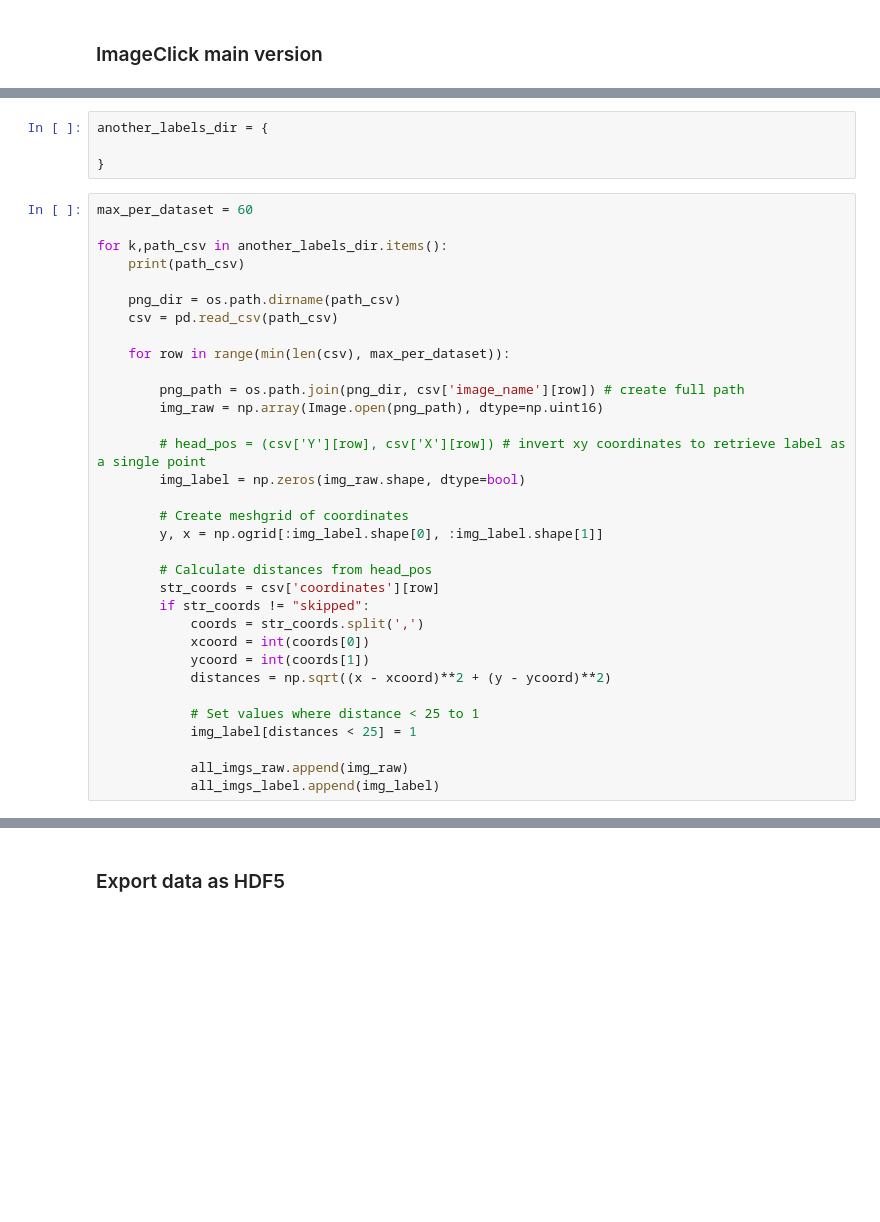
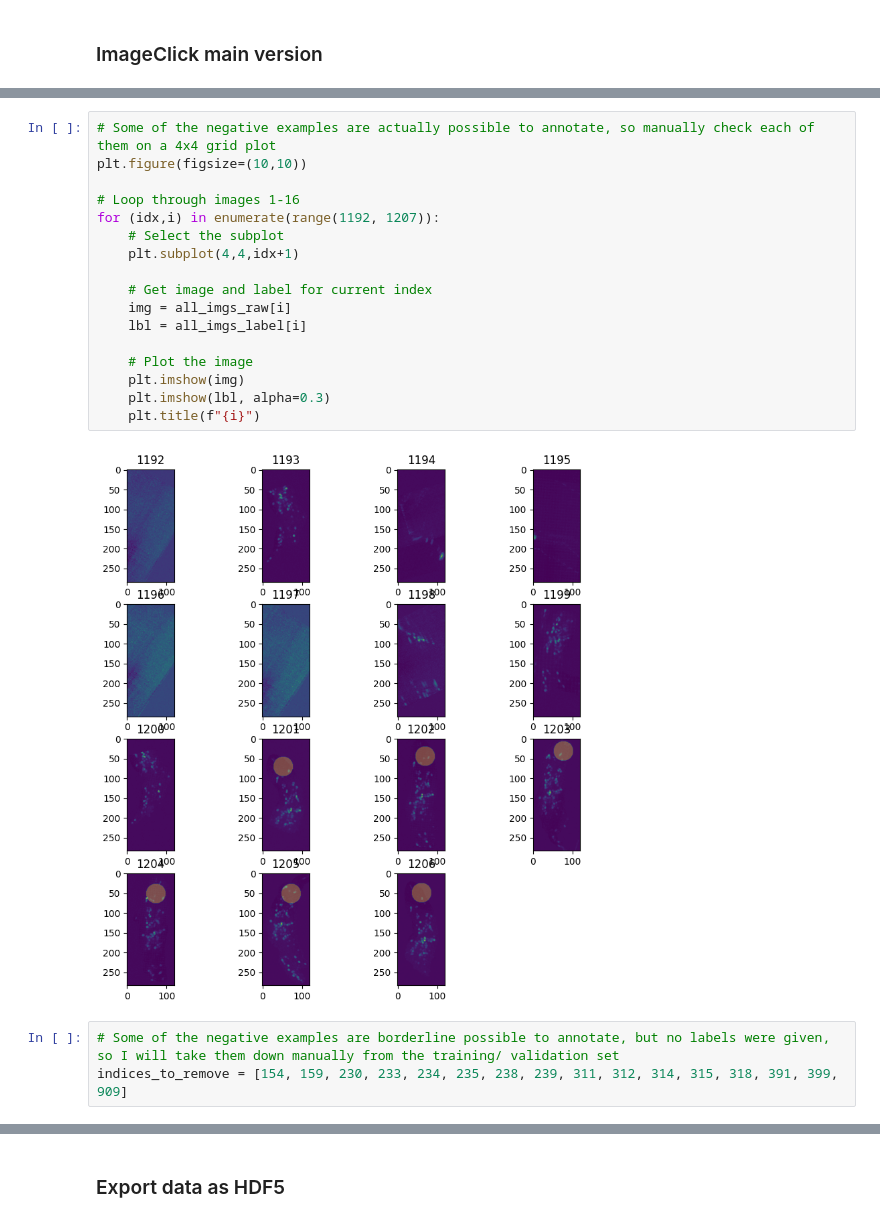
Before and after one commit to dikang13/head_detector_unet2d, a Jupyter notebook: notebooks/prepare_data/generate_postCropNet_data_from_imageClick.ipynb, the cells around one changed output, grey strips where cells are left out. Saved outputs shown, nothing was run; the diff lists cells and outputs as text; blank space fills up the shorter version.

```diff
--- a/notebooks/prepare_data/generate_postCropNet_data_from_imageClick.ipynb
+++ b/notebooks/prepare_data/generate_postCropNet_data_from_imageClick.ipynb
@@ -258,37 +235,22 @@ Text(0.5, 1.0, 'Overlay')
-# %%
-another_labels_dir = {
-
-}
-# %%
-max_per_dataset = 60
-
-for k,path_csv in another_labels_dir.items():
-    print(path_csv)
-
-    png_dir = os.path.dirname(path_csv)
-    csv = pd.read_csv(path_csv)
-
-    for row in range(min(len(csv), max_per_dataset)):
-
-        png_path = os.path.join(png_dir, csv['image_name'][row]) # create full path
-        img_raw = np.array(Image.open(png_path), dtype=np.uint16)
-
-        # head_pos = (csv['Y'][row], csv['X'][row]) # invert xy coordinates to retrieve label as a single point
-        img_label = np.zeros(img_raw.shape, dtype=bool)
-
-        # Create meshgrid of coordinates
-        y, x = np.ogrid[:img_label.shape[0], :img_label.shape[1]]
-
-        # Calculate distances from head_pos
-        str_coords = csv['coordinates'][row]
-        if str_coords != "skipped":
-            coords = str_coords.split(',')
-            xcoord = int(coords[0])
-            ycoord = int(coords[1])
-            distances = np.sqrt((x - xcoord)**2 + (y - ycoord)**2)
-
-            # Set values where distance < 25 to 1
-            img_label[distances < 25] = 1
-
-            all_imgs_raw.append(img_raw)
-            all_imgs_label.append(img_label)
+# %%
+# Some of the negative examples are actually possible to annotate, so manually check each of them on a 4x4 grid plot
+plt.figure(figsize=(10,10))
+
+# Loop through images 1-16
+for (idx,i) in enumerate(range(1192, 1207)):
+    # Select the subplot
+    plt.subplot(4,4,idx+1)
+
+    # Get image and label for current index
+    img = all_imgs_raw[i]
+    lbl = all_imgs_label[i]
+
+    # Plot the image
+    plt.imshow(img)
+    plt.imshow(lbl, alpha=0.3)
+    plt.title(f"{i}")
+# %% [output]
+[figure, added]
+# %%
+# Some of the negative examples are borderline possible to annotate, but no labels were given, so I will take them down manually from the training/ validation set
+indices_to_remove = [154, 159, 230, 233, 234, 235, 238, 239, 311, 312, 314, 315, 318, 391, 399, 909]
```
Also changed, not shown: parts of 12 cells of this notebook, 8 other files.
